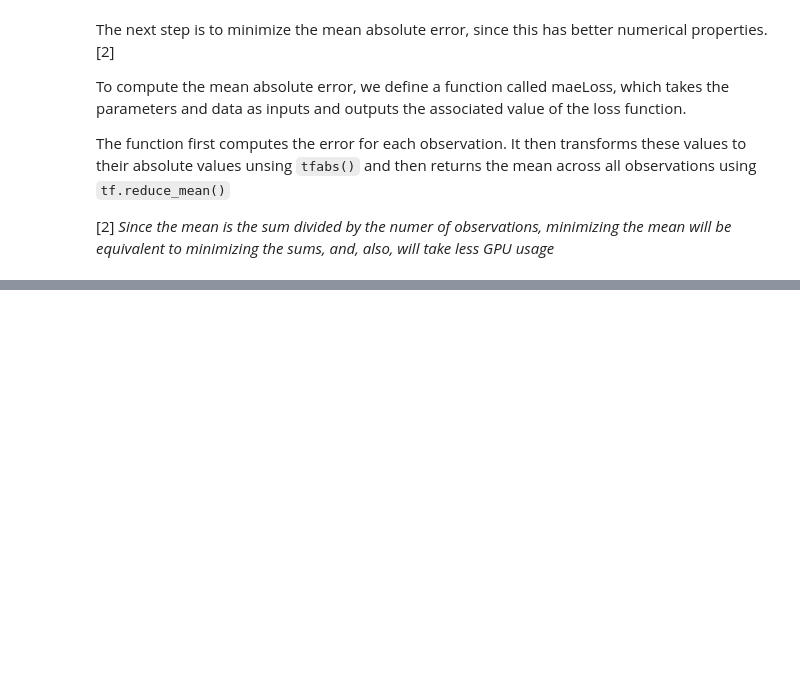
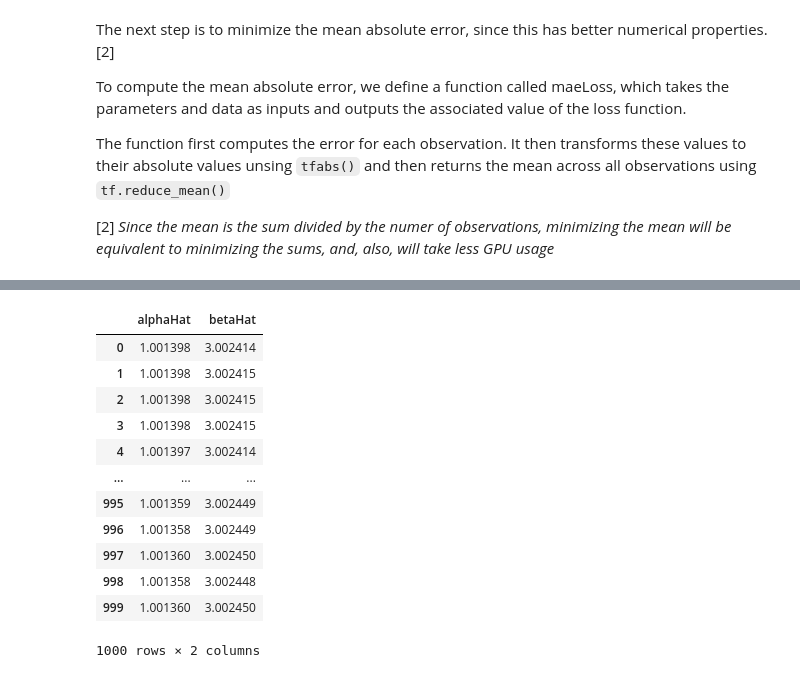
Before and after one commit to alvarohernandezalt/TF_Hull_Econ, a Jupyter notebook: HUL_03/C3_Regression.ipynb, the cells around one changed output, grey strips where cells are left out. Saved outputs shown, nothing was run; the diff lists cells and outputs as text; code cells hidden in the pictures; blank space fills up the shorter version.

```diff
--- a/HUL_03/C3_Regression.ipynb
+++ b/HUL_03/C3_Regression.ipynb
@@ -136,0 +200,19 @@ def maeLoss(alphaHat, betaHat, xSample, ySample):
+# %%
+# Define DataFrame of parameter histories
+params = pd.DataFrame(data, columns = ['alphaHat','betaHat'])
+
+params
+# %% [output]
+|  | alphaHat | betaHat |
+| 0 | 1.001398 | 3.002414 |
+| 1 | 1.001398 | 3.002415 |
+| 2 | 1.001398 | 3.002415 |
+| 3 | 1.001398 | 3.002415 |
+| 4 | 1.001397 | 3.002414 |
+| ... | ... | ... |
+| 995 | 1.001359 | 3.002449 |
+| 996 | 1.001358 | 3.002449 |
+| 997 | 1.001360 | 3.002450 |
+| 998 | 1.001358 | 3.002448 |
+| 999 | 1.001360 | 3.002450 |
+1000 rows × 2 columns
```
Also changed, not shown: parts of 7 cells of this notebook.
